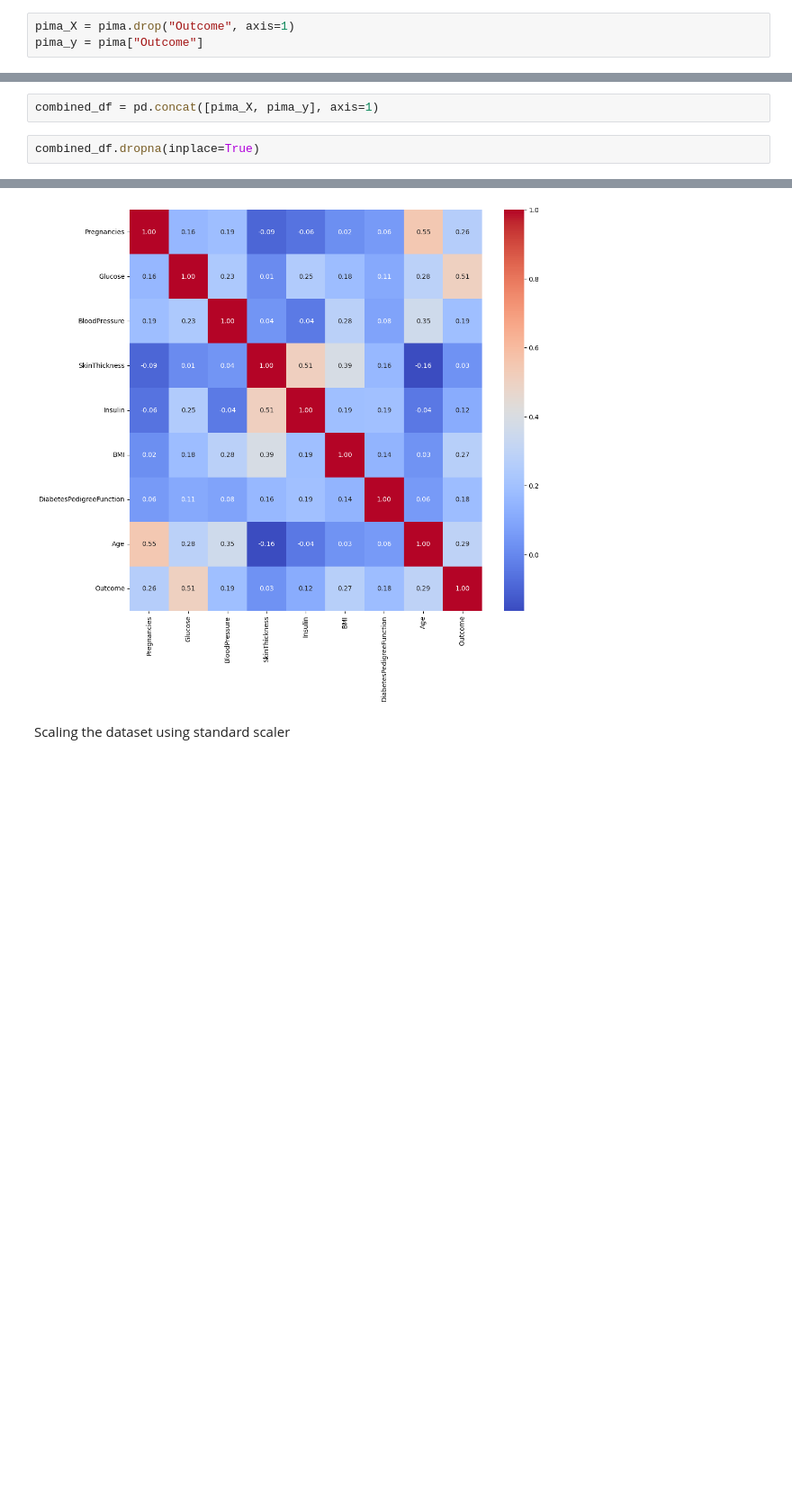
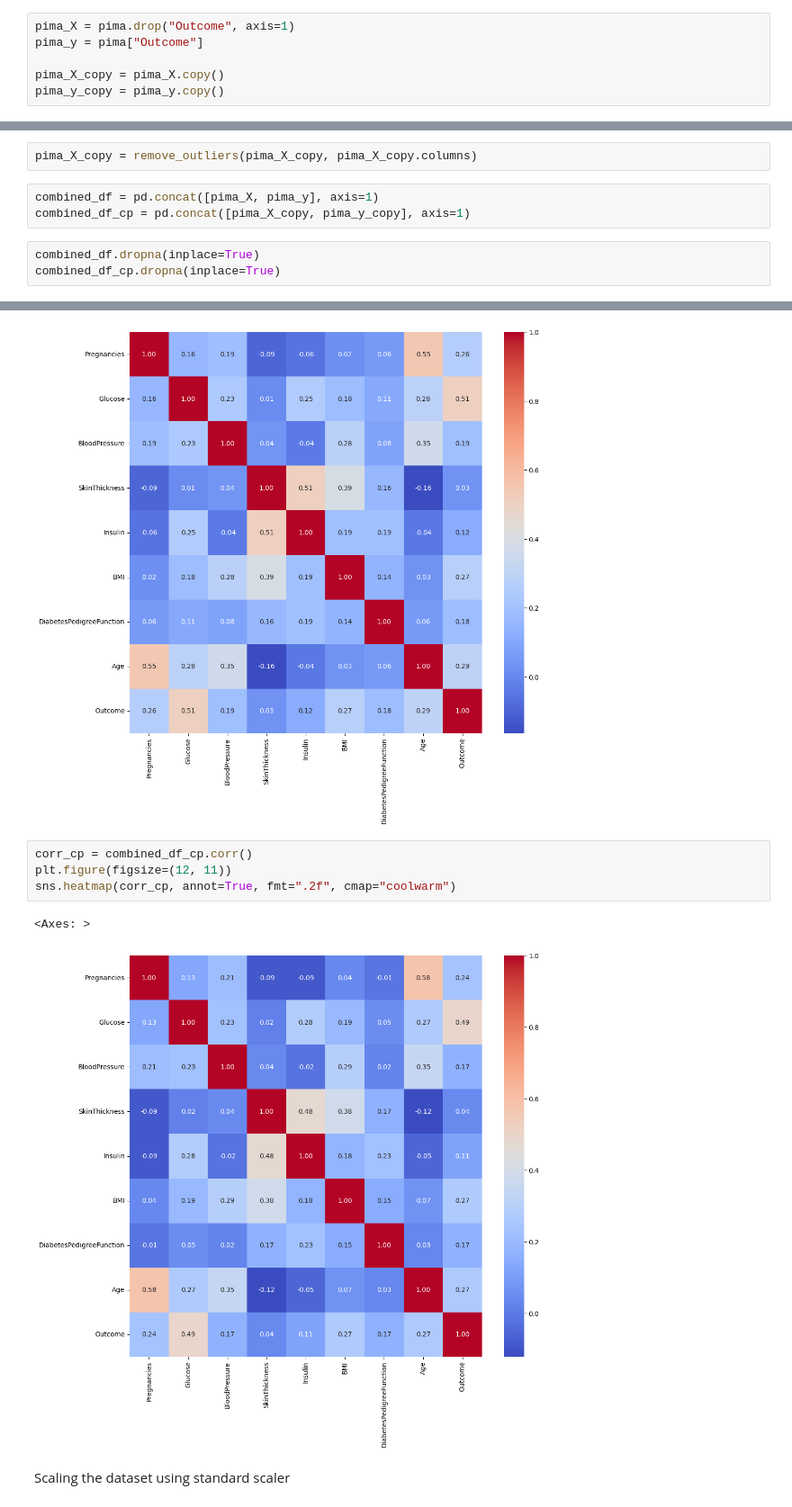
Before and after one commit to Hr15h1/Mini-Project-SemII, a Jupyter notebook: notebook_01.ipynb, the cells around one changed output, grey strips where cells are left out. Shown at 90% size. Saved outputs shown, nothing was run; the diff lists cells and outputs as text; blank space fills up the shorter version.

```diff
--- a/notebook_01.ipynb
+++ b/notebook_01.ipynb
@@ -50,6 +50,9 @@ plt.show()
 # %%
 pima_X = pima.drop("Outcome", axis=1)
 pima_y = pima["Outcome"]
+
+pima_X_copy = pima_X.copy()
+pima_y_copy = pima_y.copy()
 # %% [markdown]
 Since the number of positive cases are low, we use random sampling to balance the dataset.
 # %%
@@ -142,10 +152,14 @@ def remove_outliers(df, columns):
     return df
 # %%
 pima_X = remove_outliers(pima_X, pima_X.columns)
+# %%
+pima_X_copy = remove_outliers(pima_X_copy, pima_X_copy.columns)
 # %%
 combined_df = pd.concat([pima_X, pima_y], axis=1)
+combined_df_cp = pd.concat([pima_X_copy, pima_y_copy], axis=1)
 # %%
 combined_df.dropna(inplace=True)
+combined_df_cp.dropna(inplace=True)
 # %%
 pima_X = combined_df.drop("Outcome", axis=1)
 pima_y = combined_df["Outcome"]
@@ -177,6 +193,13 @@ sns.heatmap(corr, annot=True, fmt=".2f", cmap="coolwarm")
 # %% [output]
 <Axes: >
 [figure]
+# %%
+corr_cp = combined_df_cp.corr()
+plt.figure(figsize=(12, 11))
+sns.heatmap(corr_cp, annot=True, fmt=".2f", cmap="coolwarm")
+# %% [output]
+<Axes: >
+[figure, added]
 # %% [markdown]
 Scaling the dataset using standard scaler
 # %%
```
Also changed, not shown: parts of 15 cells of this notebook.
